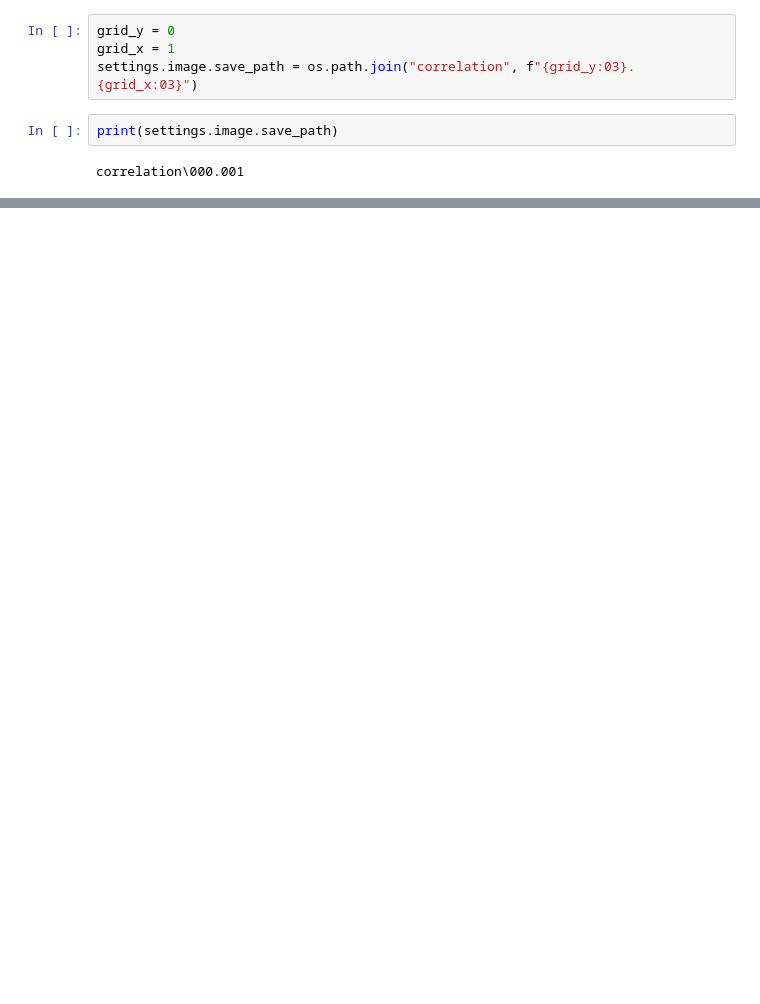
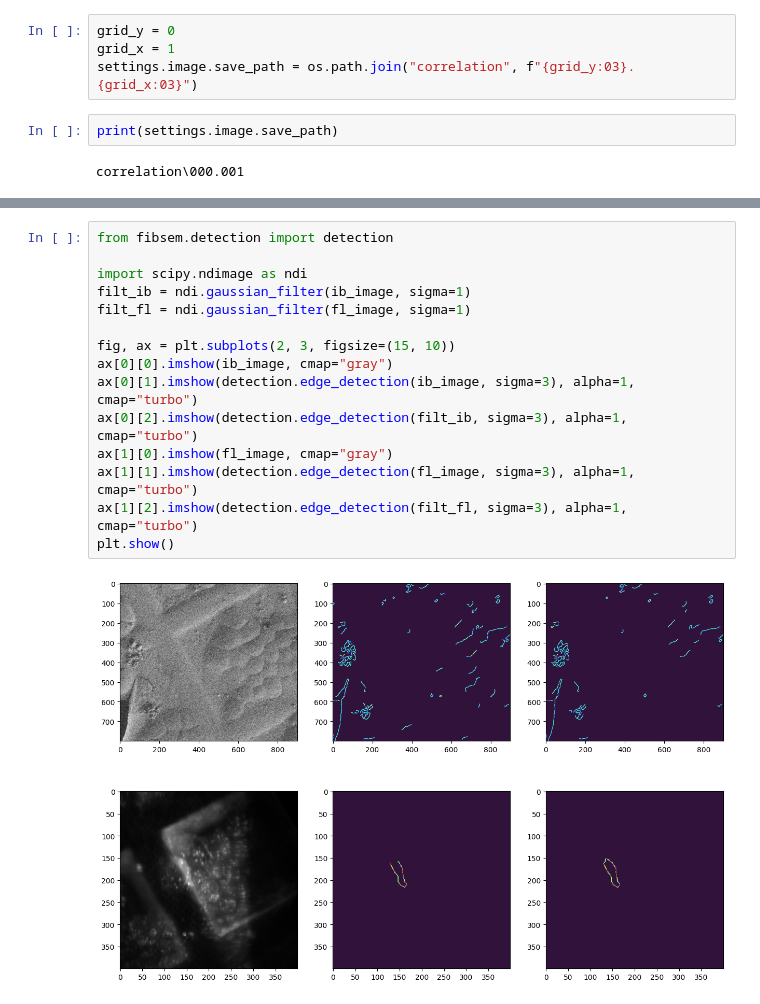
Before and after one commit to DeMarcoLab/piescope_gui, a Jupyter notebook: piescope_gui/correlation.ipynb, the cells around one changed output, grey strips where cells are left out. Drawn from its saved outputs; the diff is of its cells as text; blank space fills up the shorter version.

```diff
--- a/piescope_gui/correlation.ipynb
+++ b/piescope_gui/correlation.ipynb
@@ -153,0 +203,17 @@ correlation\000.001
+# %%
+from fibsem.detection import detection
+
+import scipy.ndimage as ndi
+filt_ib = ndi.gaussian_filter(ib_image, sigma=1)
+filt_fl = ndi.gaussian_filter(fl_image, sigma=1)
+
+fig, ax = plt.subplots(2, 3, figsize=(15, 10))
+ax[0][0].imshow(ib_image, cmap="gray")
+ax[0][1].imshow(detection.edge_detection(ib_image, sigma=3), alpha=1, cmap="turbo")
+ax[0][2].imshow(detection.edge_detection(filt_ib, sigma=3), alpha=1, cmap="turbo")
+ax[1][0].imshow(fl_image, cmap="gray")
+ax[1][1].imshow(detection.edge_detection(fl_image, sigma=3), alpha=1, cmap="turbo")
+ax[1][2].imshow(detection.edge_detection(filt_fl, sigma=3), alpha=1, cmap="turbo")
+plt.show()
+# %% [output]
+[figure, added]
```
Also changed, not shown: parts of 14 cells of this notebook, 2 other files.
